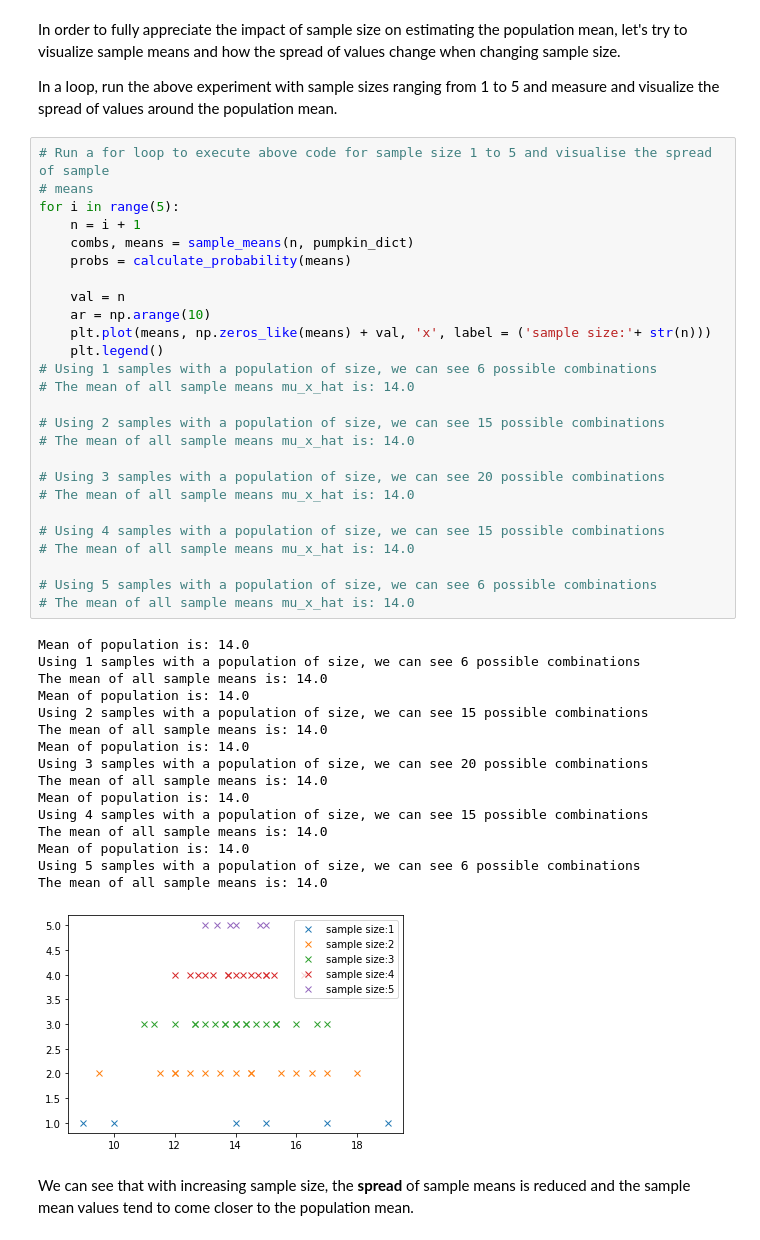
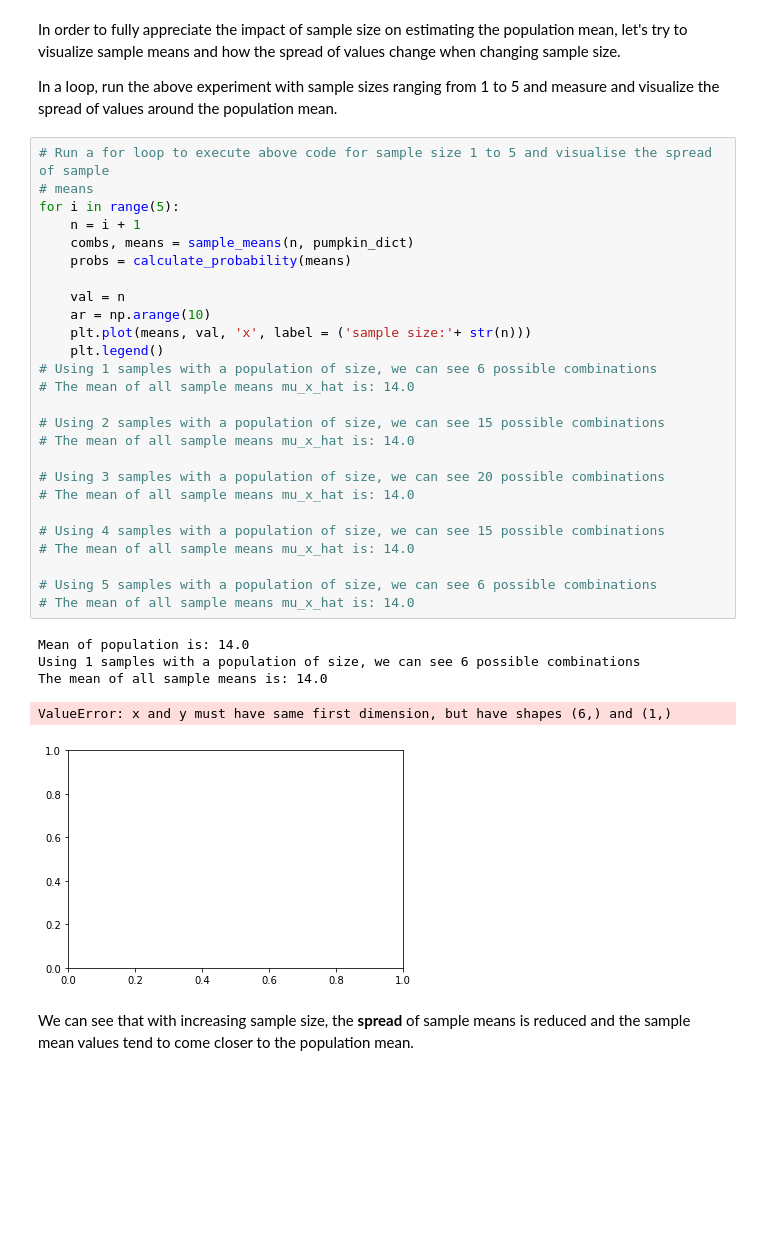
Before and after one commit to yagutaro/dsc-sampling-statistics-lab-hbs-ds-060120, a Jupyter notebook: index.ipynb, the cells around one changed output. Saved outputs shown, nothing was run; the diff lists cells and outputs as text; blank space fills up the shorter version.

```diff
--- a/index.ipynb
+++ b/index.ipynb
@@ -306,46 +306,35 @@ In a loop, run the above experiment with sample sizes ranging from 1 to 5 and me
 # %%
 # Run a for loop to execute above code for sample size 1 to 5 and visualise the spread of sample
 # means
 for i in range(5):
     n = i + 1
     combs, means = sample_means(n, pumpkin_dict)
     probs = calculate_probability(means)
 
     val = n
     ar = np.arange(10)
-    plt.plot(means, np.zeros_like(means) + val, 'x', label = ('sample size:'+ str(n)))
+    plt.plot(means, val, 'x', label = ('sample size:'+ str(n)))
     plt.legend()
 # Using 1 samples with a population of size, we can see 6 possible combinations
 # The mean of all sample means mu_x_hat is: 14.0
 
 # Using 2 samples with a population of size, we can see 15 possible combinations
 # The mean of all sample means mu_x_hat is: 14.0
 
 # Using 3 samples with a population of size, we can see 20 possible combinations
 # The mean of all sample means mu_x_hat is: 14.0
 
 # Using 4 samples with a population of size, we can see 15 possible combinations
 # The mean of all sample means mu_x_hat is: 14.0
 
 # Using 5 samples with a population of size, we can see 6 possible combinations
 # The mean of all sample means mu_x_hat is: 14.0
 # %% [output]
 Mean of population is: 14.0
 Using 1 samples with a population of size, we can see 6 possible combinations
 The mean of all sample means is: 14.0
-Mean of population is: 14.0
-Using 2 samples with a population of size, we can see 15 possible combinations
-The mean of all sample means is: 14.0
-Mean of population is: 14.0
-Using 3 samples with a population of size, we can see 20 possible combinations
-The mean of all sample means is: 14.0
-Mean of population is: 14.0
-Using 4 samples with a population of size, we can see 15 possible combinations
-The mean of all sample means is: 14.0
-Mean of population is: 14.0
-Using 5 samples with a population of size, we can see 6 possible combinations
-The mean of all sample means is: 14.0
+ValueError: x and y must have same first dimension, but have shapes (6,) and (1,)
-[figure, old version]
+[figure, new version]
 # %% [markdown]
 We can see that with increasing sample size, the **spread** of sample means is reduced and the sample mean values tend to come closer to the population mean.
 # %% [markdown]
```
